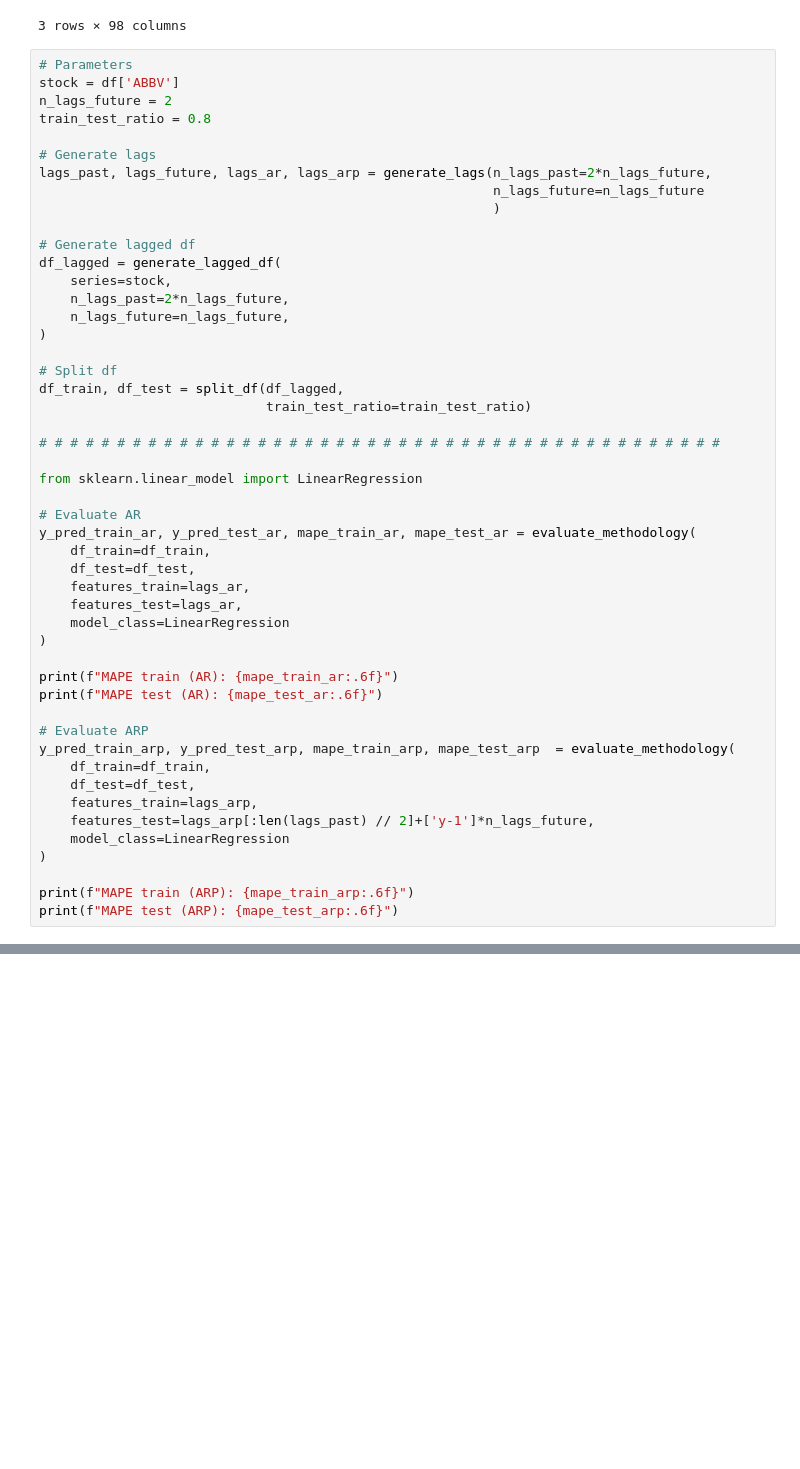
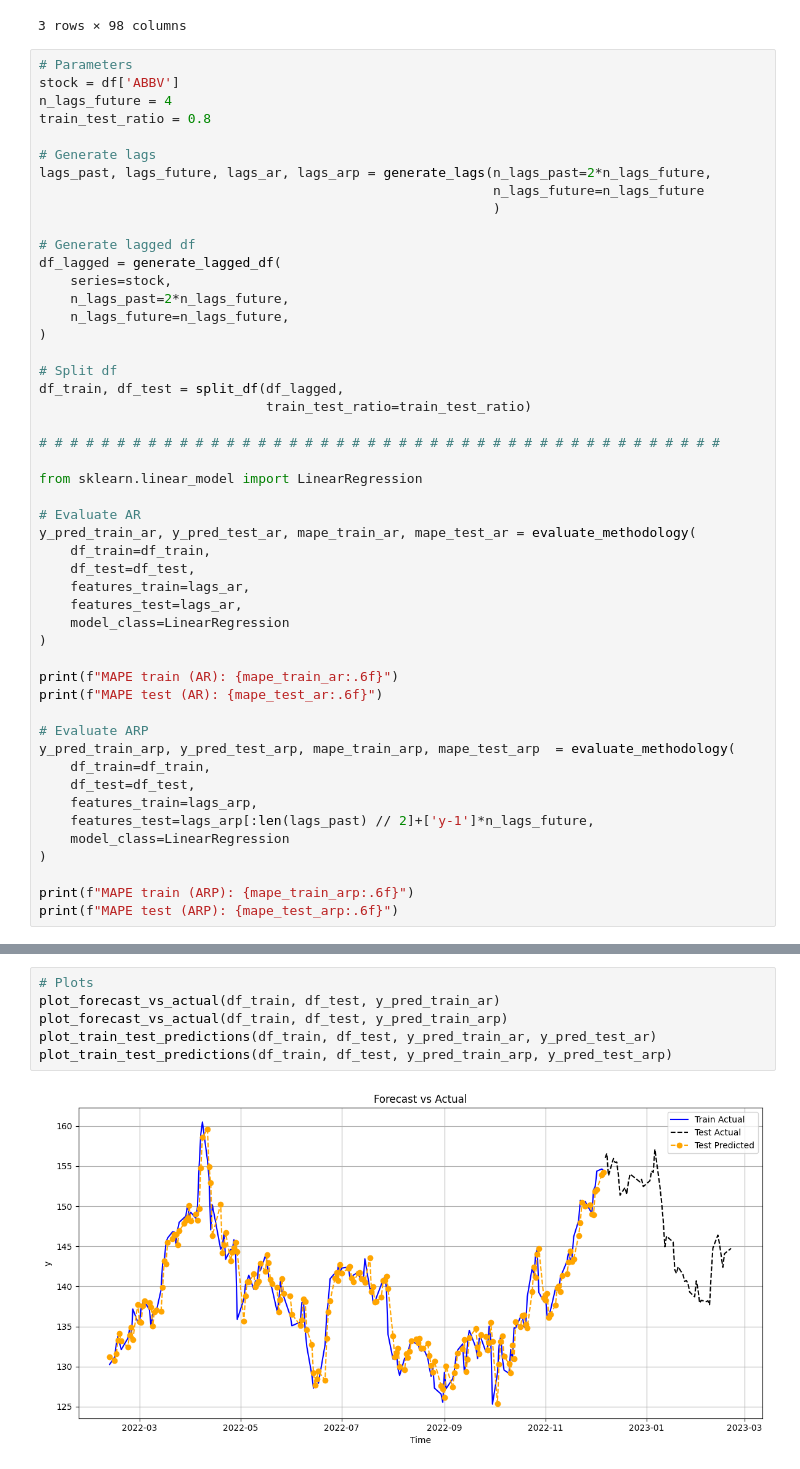
Before and after one commit to andrelfnovaes/auto-regressive-progressive, a Jupyter notebook: experiments/exp_03.ipynb, the cells around one changed output, grey strips where cells are left out. Cells and saved outputs as stored; diff of their text form; blank space fills up the shorter version.

```diff
--- a/experiments/exp_03.ipynb
+++ b/experiments/exp_03.ipynb
@@ -26,7 +26,7 @@ df.head(3)
 # %%
 # Parameters
 stock = df['ABBV']
-n_lags_future = 2
+n_lags_future = 4
 train_test_ratio = 0.8
 
 # Generate lags
@@ -79,0 +88,8 @@ MAPE test (ARP): 0.009078
+# %%
+# Plots
+plot_forecast_vs_actual(df_train, df_test, y_pred_train_ar)
+plot_forecast_vs_actual(df_train, df_test, y_pred_train_arp)
+plot_train_test_predictions(df_train, df_test, y_pred_train_ar, y_pred_test_ar)
+plot_train_test_predictions(df_train, df_test, y_pred_train_arp, y_pred_test_arp)
+# %% [output]
+[figure, added]
```
Also changed, not shown: parts of 4 cells of this notebook, 1 other file.
